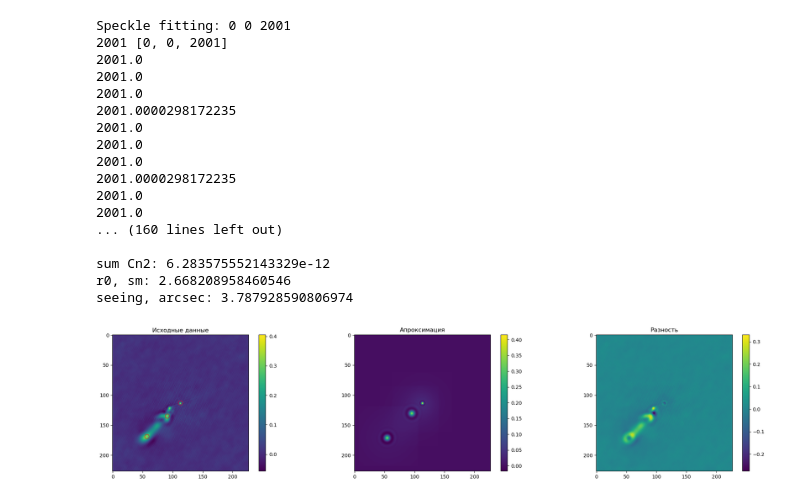
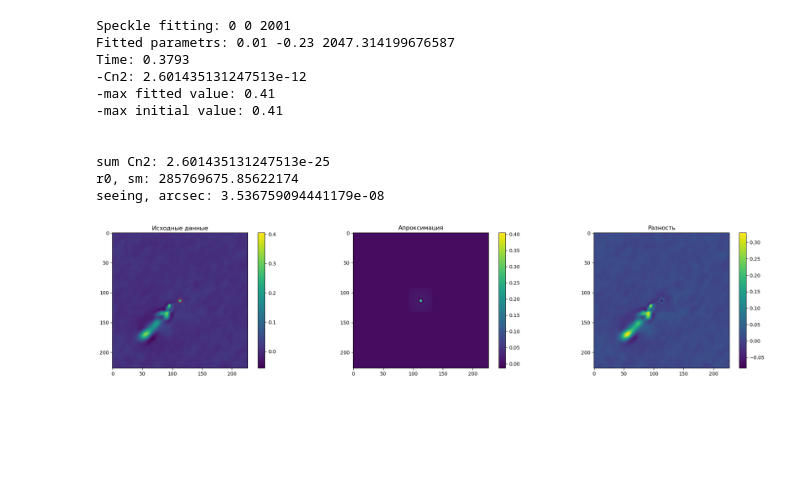
Before and after one commit to AntonMate/domecam, a Jupyter notebook: curvefitting_se.ipynb, the cells around one changed output. Saved outputs shown, nothing was run; the diff lists cells and outputs as text; code cells hidden in the pictures; blank space fills up the shorter version.

```diff
--- a/curvefitting_se.ipynb
+++ b/curvefitting_se.ipynb
@@ -113,8 +144,8 @@ plt.colorbar()
 # %%
 def multi_speckle_fit(params=None, ydata=None):
-    global xdata, sec_per_frame, latency, delta, z_0
+    global xdata, sec_per_frame, latency, delta
     def speckle_fit(xcoord, ycoord, z_dist, ydata): # аппроксимация одного слоя
-        k=50
+        k=20
         def _g(M, *args): # обходной способ, именно эту функцию будем аппроксимировать
             x, y = M
             arr = np.zeros(x.shape)
@@ -141,11 +172,10 @@ def multi_speckle_fit(params=None, ydata=None):
         fit = np.zeros(X.shape) # результирующее изображение
         xdata = np.vstack((X.ravel(), Y.ravel())) # значения аргумента
         ydata = ydata.ravel()
-        print(z_dist, p0)
 
-        popt, pcov = curve_fit(_g, xdata, ydata, p0, bounds=[[xcoord-3, ycoord-3, 0],
-                                                             [xcoord+3, ycoord+3, 50000]])
-        print(popt)
+        popt, pcov = curve_fit(_g, xdata, ydata, p0, bounds=[[xcoord-3, ycoord-3, 2000],
+                                                             [xcoord+3, ycoord+3, np.inf]])
+#         popt, pcov = curve_fit(_g, xdata, ydata, p0)
         print(f'Fitted parametrs: {popt[0]:.2f} {popt[1]:.2f} {popt[2]}')
         k_coeff=[]
         for i in range(len(popt)//3):
@@ -158,75 +188,69 @@ def multi_speckle_fit(params=None, ydata=None):
         Xpix = int(popt[0]*t/delta)
         Ypix = int(popt[1]*t/delta)
 
-        return fit, Xpix, Ypix, k_coeff
+        return fit, Xpix, Ypix, k_coeff, popt[2], popt[0], popt[1]
 
     myParams = [p for prms in params for p in prms]
     res = np.zeros(data.shape)
     cr = data.shape[0]//2 # центр изображения
     Xc = []
     Yc = []
-    Cn2 = []
     t = sec_per_frame * latency
 
     for i in range(len(myParams)//3):
         print(f'Speckle fitting:', *myParams[i*3:i*3+3])
-        fit, xcoord, ycoord, Cn2_fitted = speckle_fit(*myParams[i*3:i*3+3], ydata)
+        fit, xcoord, ycoord, Cn2_fitted, zv, Vx, Vy = speckle_fit(*myParams[i*3:i*3+3], ydata)
         res[(res.shape[0]//2 - ycoord) - fit.shape[0]//2:(res.shape[0]//2 - ycoord) + fit.shape[0]//2,
             (res.shape[1]//2 + xcoord) - fit.shape[1]//2:(res.shape[1]//2 + xcoord) + fit.shape[1]//2] += fit
         Xc.append(xcoord)
         Yc.append(ycoord)
-        Cn2.append(Cn2_fitted)
+
+        print(f'-Cn2: {Cn2_fitted[0]*1e-13}')
         print(f'-max fitted value: {np.max(fit):.2f}')
         print(f'-max initial value: {np.max(data[cr-ycoord-4:cr-ycoord+4, cr+xcoord-4:cr+xcoord+4]):.2f}')
         print('')
 
-    return res, Xc, Yc, Cn2
+    return res, Xc, Yc, Cn2_fitted[0]*1e-13, zv, Vx, Vy
 # %%
-myParams = [( 0,   0, 2001),
-            (-7.5, -7.5, 10000),
-            (-15, -15, 10000)]
+myParams = [( 0,   0, 2001)]
+#             (-7.5, -7.5, 18000),
+#             (-15, -15, 26000)]
 
-fit, speckle_x, speckle_y, Cn2_values = multi_speckle_fit(params=myParams, ydata=data)
+fit, speckle_x, speckle_y, Cn2_values, z, vx, vy = multi_speckle_fit(params=myParams, ydata=data)
 
 # -----------------------------------------------------------
 lambda_=500*pow(10, -9) # нм
 k = 2*np.pi/lambda_
 r0 = pow(0.423*pow(k, 2)*(np.sum(1e-13*np.array(Cn2_values))), -3/5)
 print(' ')
 print('sum Cn2:', np.sum(1e-13*np.array(Cn2_values)))
 print('r0, sm:', 100*r0)
 print('seeing, arcsec:', 0.98 * 206265 * lambda_/r0)
 
 # ------------ Отрисовка ---------------------------
 fig, (ax, ax2, ax3) = plt.subplots(1, 3, figsize=(25, 5))
 cr = data[a:data.shape[0]-a, b:data.shape[1]-b].shape[0]//2 # центр изображения
 
 fig.colorbar(ax.imshow(data[a:data.shape[0]-a, b:data.shape[1]-b]), ax=ax)
 ax.set_title('Исходные данные')
 fig.colorbar(ax2.imshow(fit[a:fit.shape[0]-a, b:fit.shape[1]-b]), ax=ax2)
 ax2.set_title('Апроксимация')
 fig.colorbar(ax3.imshow((data-fit)[a:data.shape[0]-a, b:data.shape[1]-b]), ax=ax3)
 ax3.set_title('Разность')
 for i in range(len(speckle_x)):
     ax.scatter(cr+speckle_x[i], cr-speckle_y[i], alpha=0.7, s=80, facecolors='none', edgecolors='r')
 
 print('')
 # %% [output]
 Speckle fitting: 0 0 2001
-2001 [0, 0, 2001]
-2001.0
-2001.0
-2001.0
-2001.0000298172235
-2001.0
-2001.0
-2001.0
-2001.0000298172235
-2001.0
-2001.0
-... (160 lines left out)
+Fitted parametrs: 0.01 -0.23 2047.314199676587
+Time: 0.3793
+-Cn2: 2.601435131247513e-12
+-max fitted value: 0.41
+-max initial value: 0.41
 
-sum Cn2: 6.283575552143329e-12
-r0, sm: 2.668208958460546
-seeing, arcsec: 3.787928590806974
+
+sum Cn2: 2.601435131247513e-25
+r0, sm: 285769675.85622174
+seeing, arcsec: 3.536759094441179e-08
-[figure, old version]
+[figure, new version]
```
Also changed, not shown: parts of 4 cells of this notebook.
